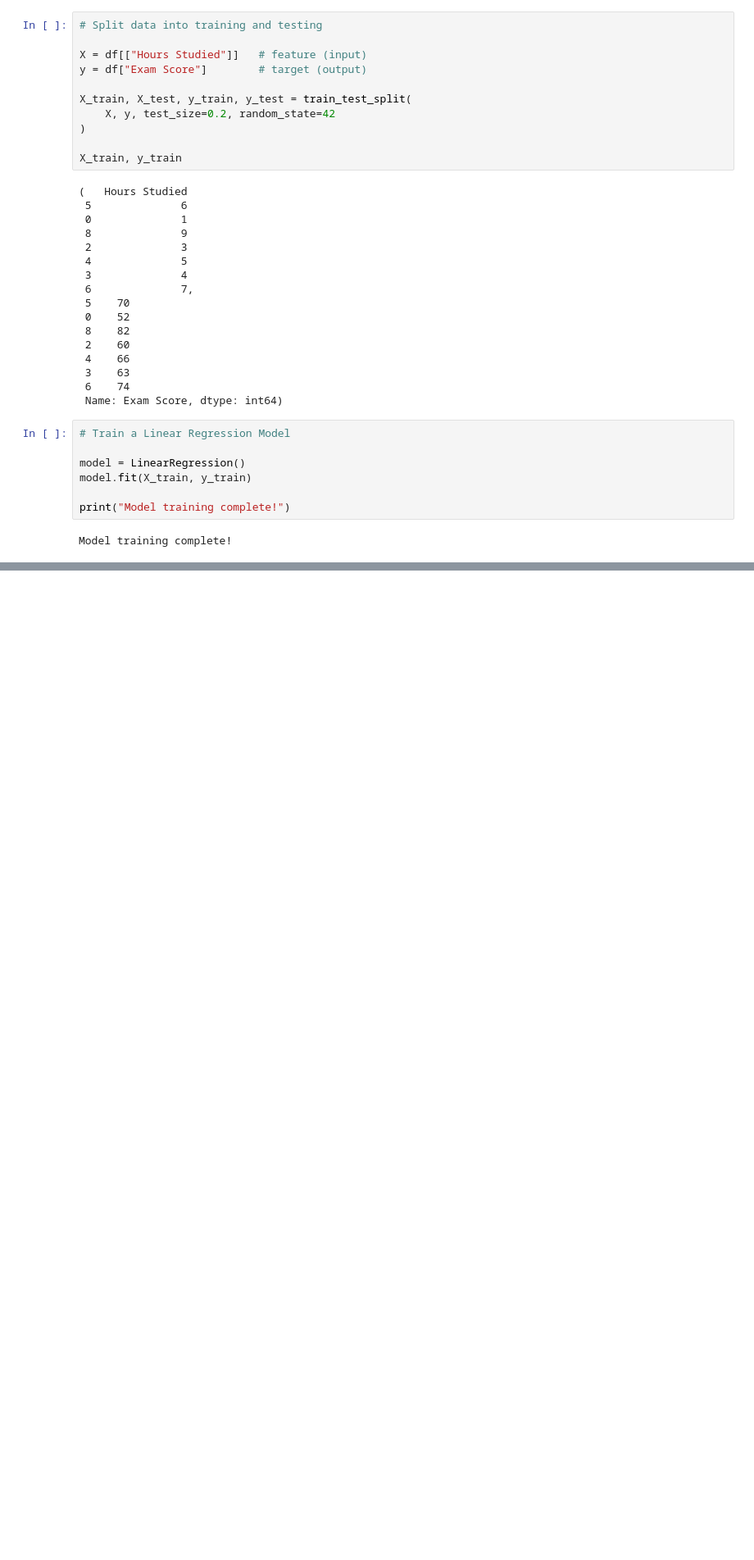
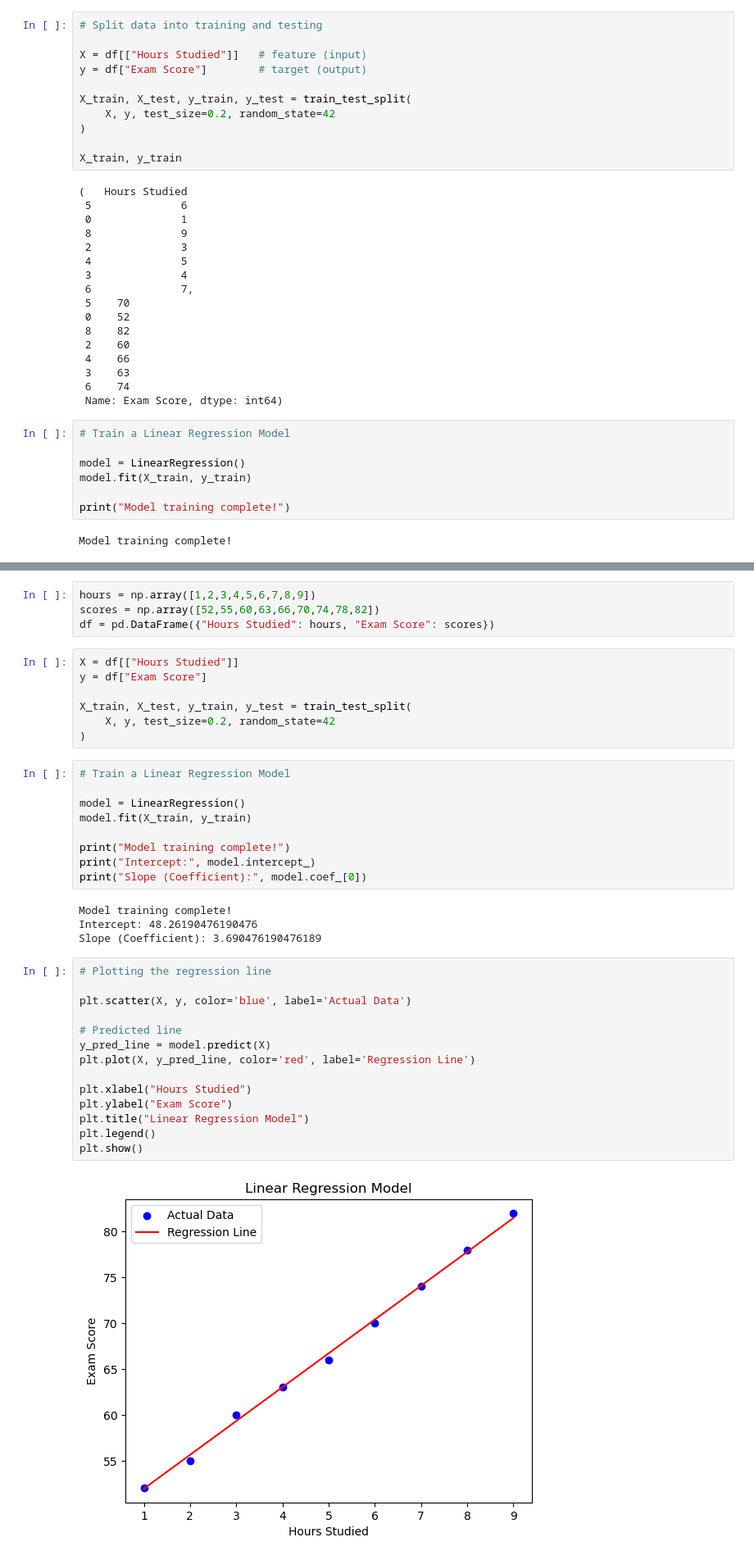
Before and after one commit to Mazhar-PerovAI/PerovAI_Course, a Jupyter notebook: Week03/week03_intro.ipynb, the cells around one changed output, grey strips where cells are left out. Shown at 82% size. Cells and saved outputs as stored; diff of their text form; blank space fills up the shorter version.

```diff
--- a/Week03/week03_intro.ipynb
+++ b/Week03/week03_intro.ipynb
@@ -86,0 +103,40 @@ Model training complete!
+# %%
+hours = np.array([1,2,3,4,5,6,7,8,9])
+scores = np.array([52,55,60,63,66,70,74,78,82])
+df = pd.DataFrame({"Hours Studied": hours, "Exam Score": scores})
+# %%
+X = df[["Hours Studied"]]
+y = df["Exam Score"]
+
+X_train, X_test, y_train, y_test = train_test_split(
+    X, y, test_size=0.2, random_state=42
+)
+# %%
+# Train a Linear Regression Model
+
+model = LinearRegression()
+model.fit(X_train, y_train)
+
+print("Model training complete!")
+print("Intercept:", model.intercept_)
+print("Slope (Coefficient):", model.coef_[0])
+# %% [output]
+Model training complete!
+Intercept: 48.26190476190476
+Slope (Coefficient): 3.690476190476189
+# %%
+# Plotting the regression line
+
+plt.scatter(X, y, color='blue', label='Actual Data')
+
+# Predicted line
+y_pred_line = model.predict(X)
+plt.plot(X, y_pred_line, color='red', label='Regression Line')
+
+plt.xlabel("Hours Studied")
+plt.ylabel("Exam Score")
+plt.title("Linear Regression Model")
+plt.legend()
+plt.show()
+# %% [output]
+[figure, added]
```
Also changed, not shown: parts of 4 cells of this notebook.
